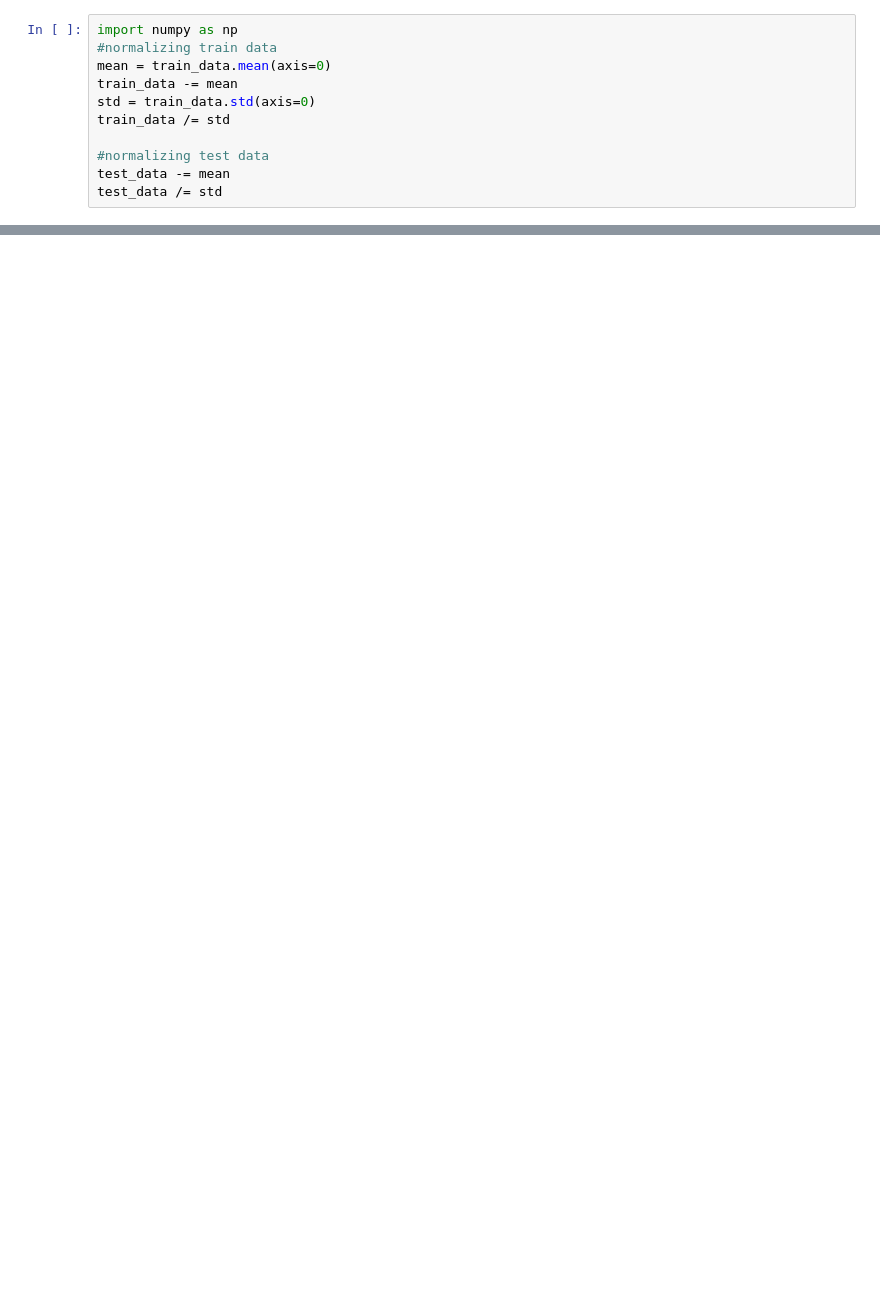
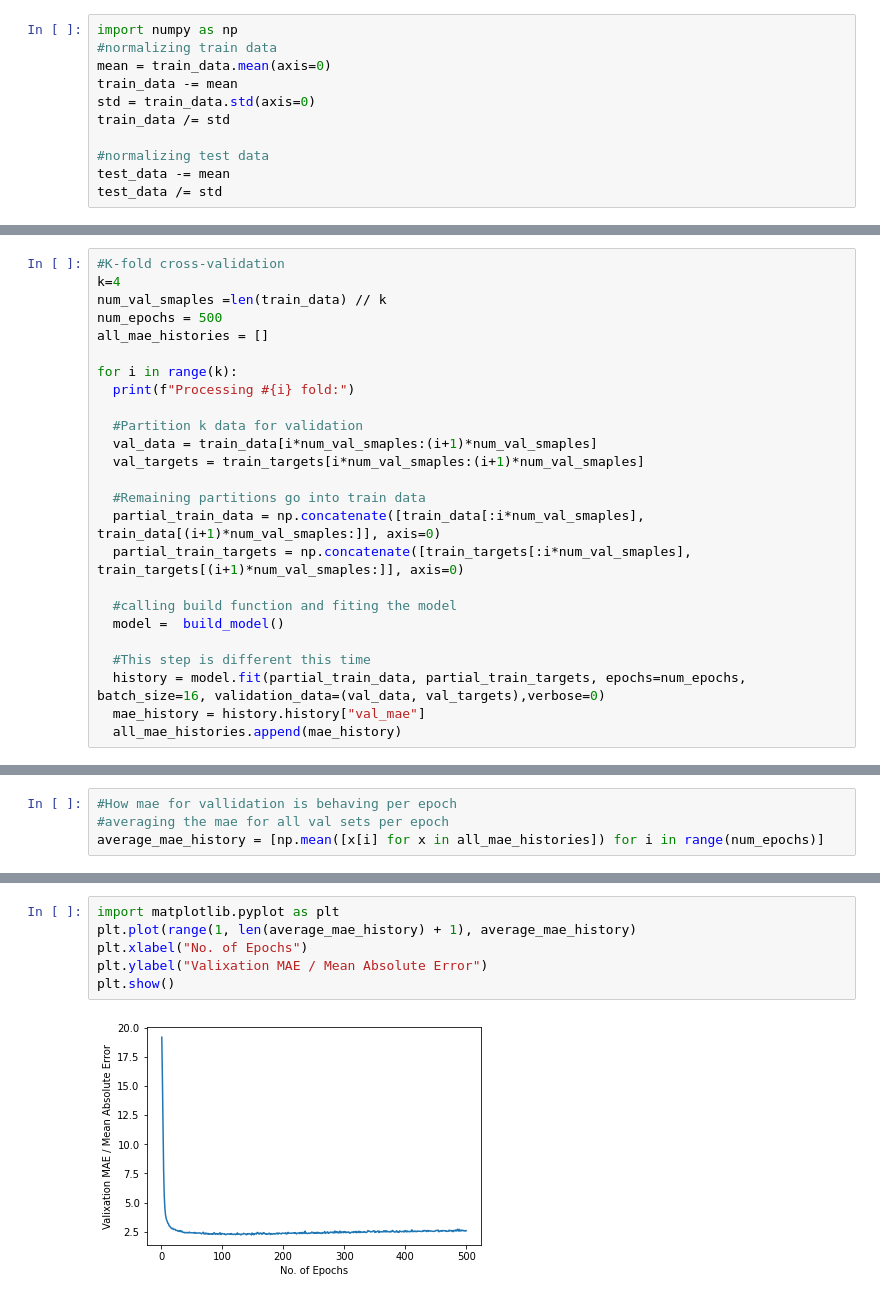
Before and after one commit to yvrjsharma/Keras-edition-deux, a Jupyter notebook: Keras_3.ipynb, the cells around one changed output, grey strips where cells are left out. Saved outputs shown, nothing was run; the diff lists cells and outputs as text; blank space fills up the shorter version.

```diff
--- a/Keras_3.ipynb
+++ b/Keras_3.ipynb
@@ -454,0 +502,25 @@ def build_model():
+# %%
+#K-fold cross-validation
+k=4
+num_val_smaples =len(train_data) // k
+num_epochs = 500
+all_mae_histories = []
+
+for i in range(k):
+  print(f"Processing #{i} fold:")
+
+  #Partition k data for validation
+  val_data = train_data[i*num_val_smaples:(i+1)*num_val_smaples]
+  val_targets = train_targets[i*num_val_smaples:(i+1)*num_val_smaples]
+
+  #Remaining partitions go into train data
+  partial_train_data = np.concatenate([train_data[:i*num_val_smaples], train_data[(i+1)*num_val_smaples:]], axis=0)
+  partial_train_targets = np.concatenate([train_targets[:i*num_val_smaples], train_targets[(i+1)*num_val_smaples:]], axis=0)
+
+  #calling build function and fiting the model
+  model =  build_model()
+
+  #This step is different this time
+  history = model.fit(partial_train_data, partial_train_targets, epochs=num_epochs, batch_size=16, validation_data=(val_data, val_targets),verbose=0)
+  mae_history = history.history["val_mae"]
+  all_mae_histories.append(mae_history)
@@ -454,0 +537,4 @@ def build_model():
+# %%
+#How mae for vallidation is behaving per epoch
+#averaging the mae for all val sets per epoch
+average_mae_history = [np.mean([x[i] for x in all_mae_histories]) for i in range(num_epochs)]
@@ -454,0 +550,8 @@ def build_model():
+# %%
+import matplotlib.pyplot as plt
+plt.plot(range(1, len(average_mae_history) + 1), average_mae_history)
+plt.xlabel("No. of Epochs")
+plt.ylabel("Valixation MAE / Mean Absolute Error")
+plt.show()
+# %% [output]
+[figure, added]
```
Also changed, not shown: parts of 26 cells of this notebook.
